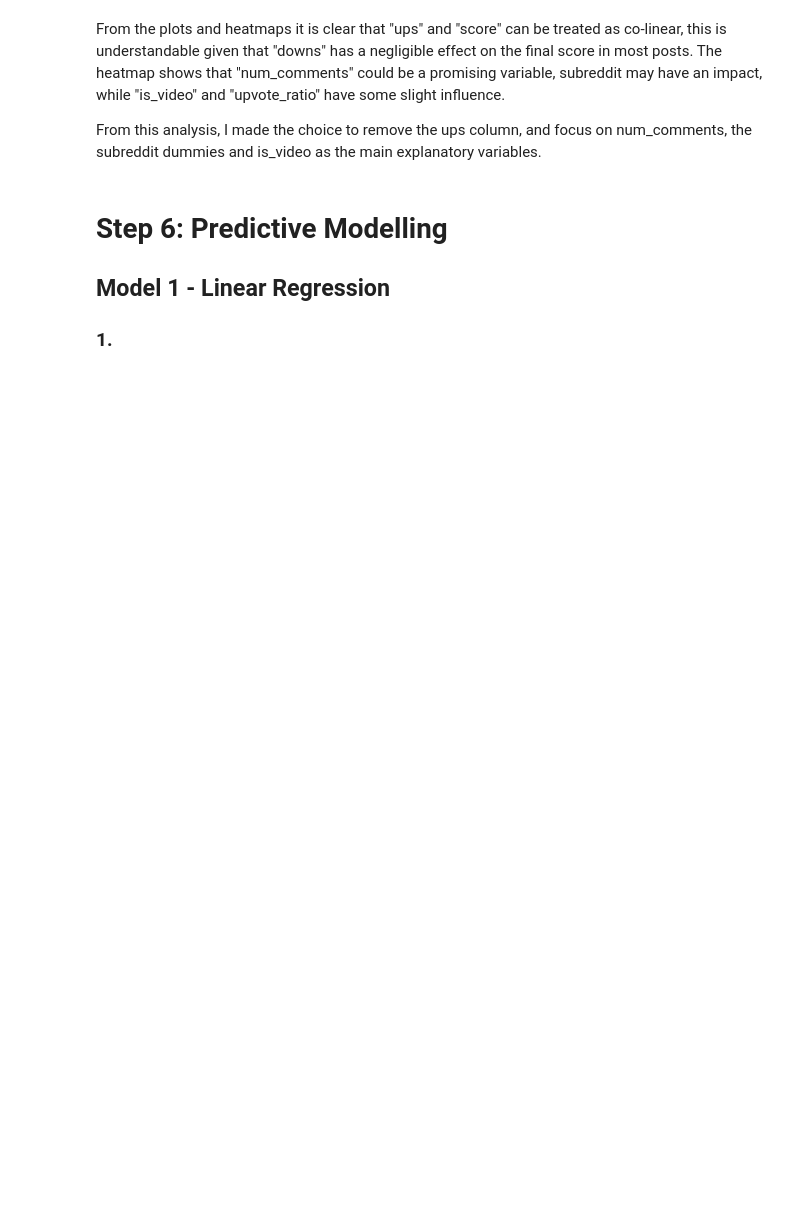
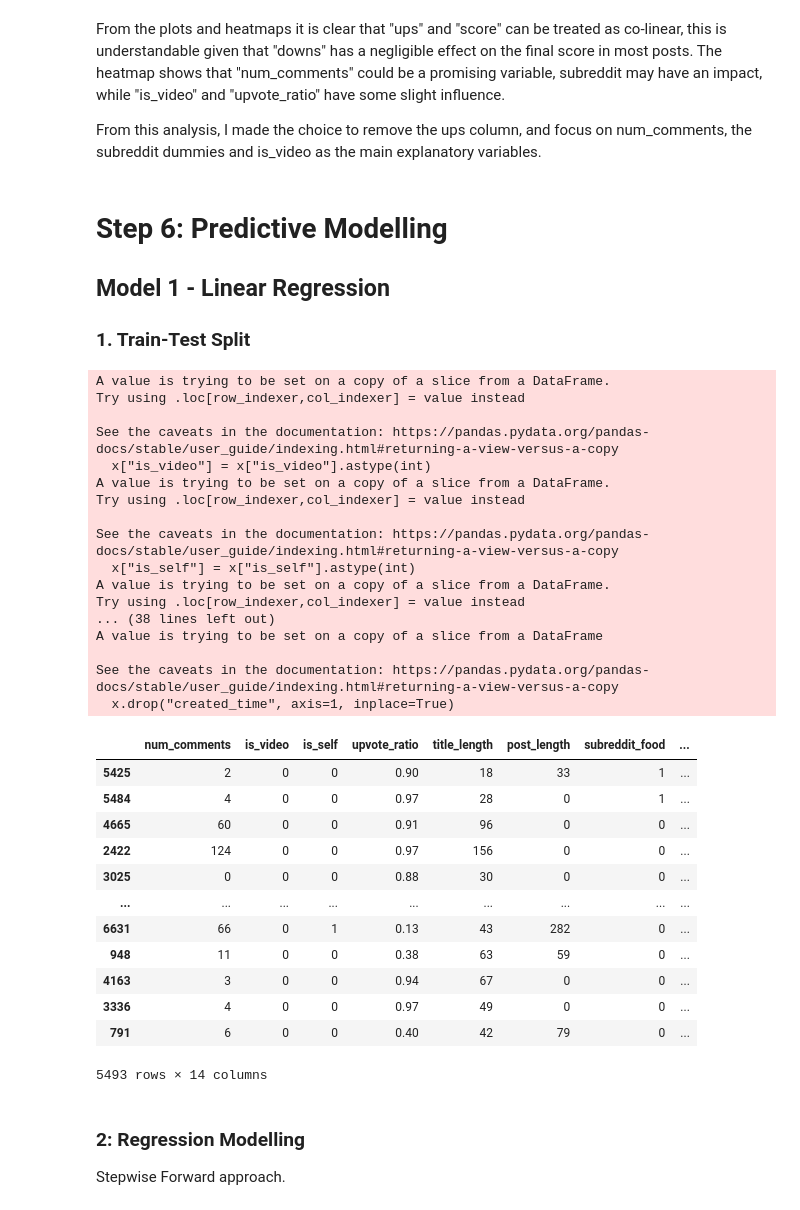
Before and after one commit to chealy90/data-science-ca2, a Jupyter notebook: DataAnalysis.ipynb, the cells around one changed output. Cells and saved outputs as stored; diff of their text form; code cells hidden in the pictures; blank space fills up the shorter version.

```diff
--- a/DataAnalysis.ipynb
+++ b/DataAnalysis.ipynb
@@ -353,4 +359,68 @@ if "ups" in reddit_subs_encoded.columns:
 # %% [markdown]
 # Step 6: Predictive Modelling
 ## Model 1 - Linear Regression
-### 1.
+### 1. Train-Test Split
+# %%
+#response and predictor vars
+x = reddit_subs_encoded[["num_comments", "is_video", "is_self",
+                        "upvote_ratio", "title_length", "post_length",
+                        "created_time", "subreddit_food", "subreddit_aww",
+                        "subreddit_funny", "subreddit_gaming", "subreddit_technology",
+                        "subreddit_todayilearned", "subreddit_worldnews"]]
+
+
+y = reddit_subs_encoded["score"]
+
+x["is_video"] = x["is_video"].astype(int)
+x["is_self"] = x["is_self"].astype(int)
+x["created_utc"] = created_utc_temp
+
+
+for sub in ["subreddit_food", "subreddit_aww",
+            "subreddit_funny", "subreddit_gaming", "subreddit_technology",
+            "subreddit_todayilearned", "subreddit_worldnews"]:
+    x[sub] = x[sub].astype(int)
+
+x.drop("created_time", axis=1, inplace=True)
+
+
+
+#split 80/20
+x_train, x_test, y_train, y_test = train_test_split(x, y, test_size=0.2, random_state=444)
+
+y_train
+x_train
+# %% [output]
+A value is trying to be set on a copy of a slice from a DataFrame.
+Try using .loc[row_indexer,col_indexer] = value instead
+
+See the caveats in the documentation: https://pandas.pydata.org/pandas-docs/stable/user_guide/indexing.html#returning-a-view-versus-a-copy
+  x["is_video"] = x["is_video"].astype(int)
+A value is trying to be set on a copy of a slice from a DataFrame.
+Try using .loc[row_indexer,col_indexer] = value instead
+
+See the caveats in the documentation: https://pandas.pydata.org/pandas-docs/stable/user_guide/indexing.html#returning-a-view-versus-a-copy
+  x["is_self"] = x["is_self"].astype(int)
+A value is trying to be set on a copy of a slice from a DataFrame.
+Try using .loc[row_indexer,col_indexer] = value instead
+... (38 lines left out)
+A value is trying to be set on a copy of a slice from a DataFrame
+
+See the caveats in the documentation: https://pandas.pydata.org/pandas-docs/stable/user_guide/indexing.html#returning-a-view-versus-a-copy
+  x.drop("created_time", axis=1, inplace=True)
+|  | num_comments | is_video | is_self | upvote_ratio | title_length | post_length | subreddit_food | ... |
+| 5425 | 2 | 0 | 0 | 0.90 | 18 | 33 | 1 | ... |
+| 5484 | 4 | 0 | 0 | 0.97 | 28 | 0 | 1 | ... |
+| 4665 | 60 | 0 | 0 | 0.91 | 96 | 0 | 0 | ... |
+| 2422 | 124 | 0 | 0 | 0.97 | 156 | 0 | 0 | ... |
+| 3025 | 0 | 0 | 0 | 0.88 | 30 | 0 | 0 | ... |
+| ... | ... | ... | ... | ... | ... | ... | ... | ... |
+| 6631 | 66 | 0 | 1 | 0.13 | 43 | 282 | 0 | ... |
+| 948 | 11 | 0 | 0 | 0.38 | 63 | 59 | 0 | ... |
+| 4163 | 3 | 0 | 0 | 0.94 | 67 | 0 | 0 | ... |
+| 3336 | 4 | 0 | 0 | 0.97 | 49 | 0 | 0 | ... |
+| 791 | 6 | 0 | 0 | 0.40 | 42 | 79 | 0 | ... |
+5493 rows × 14 columns
+# %% [markdown]
+### 2: Regression Modelling
+Stepwise Forward approach.
```
Also changed, not shown: parts of 20 cells of this notebook.
